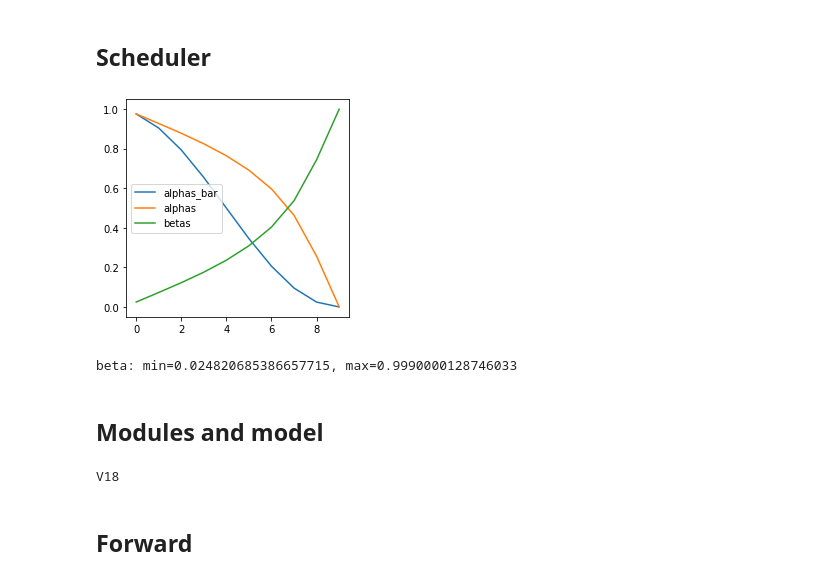
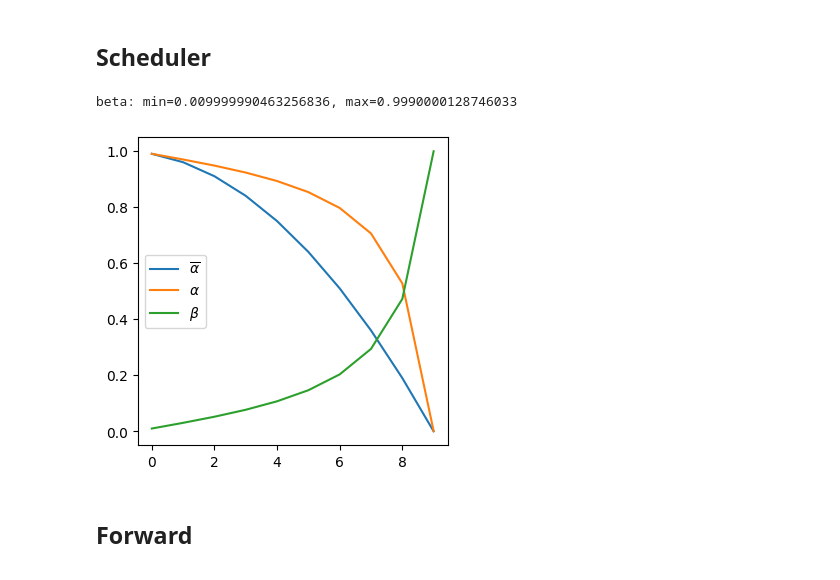
Before and after one commit to lucasmrdt/diffusion-model, a Jupyter notebook: notebooks/model_on_mnist.ipynb, the cells around one changed output. Saved outputs shown, nothing was run; the diff lists cells and outputs as text; code cells hidden in the pictures.

```diff
--- a/notebooks/model_on_mnist.ipynb
+++ b/notebooks/model_on_mnist.ipynb
@@ -89,25 +57,16 @@ def check_embedding(base, embedding_model):
 # %%
 T = 10
 
-scheduler = Scheduler(input_dim=dim, nb_steps=T, schedule_type="cosine")
+sch = Scheduler(n_steps=T, schedule_type="linear-reparam")
 
-plt.plot(scheduler.alphas_bar.cpu()[:, 0, 0], label="alphas_bar")
-plt.plot(scheduler.alphas.cpu()[:, 0, 0], label="alphas")
-plt.plot(scheduler.betas.cpu()[:, 0, 0], label="betas")
-plt.legend();
+plt.plot(sch.alphas_bar.cpu(), label="$\overline{\\alpha}$")
+plt.plot(sch.alphas.cpu(), label="$\\alpha$")
+plt.plot(sch.betas.cpu(), label="$\\beta$")
+plt.legend()
+
+print(f"beta: min={sch.betas.min().item()}, max={sch.betas.max().item()}")
 # %% [output]
+beta: min=0.009999990463256836, max=0.9990000128746033
-[figure, old version]
+[figure, new version]
-# %%
-print(f"beta: min={scheduler.betas.min().item()}, max={scheduler.betas.max().item()}")
-# %% [output]
-beta: min=0.024820685386657715, max=0.9990000128746033
-# %% [markdown]
-## Modules and model
-# %%
-forward_module = ForwardModule(scheduler=scheduler)
-noise_model = UNetNoiseModel(forward_module=forward_module, scheduler=scheduler)
-backward_module = BackwardModule(forward_module=forward_module, scheduler=scheduler, noise_model=noise_model)
-# %% [output]
-V18
 # %% [markdown]
 ## Forward
```
Also changed, not shown: parts of 32 cells of this notebook, 18 other files.
